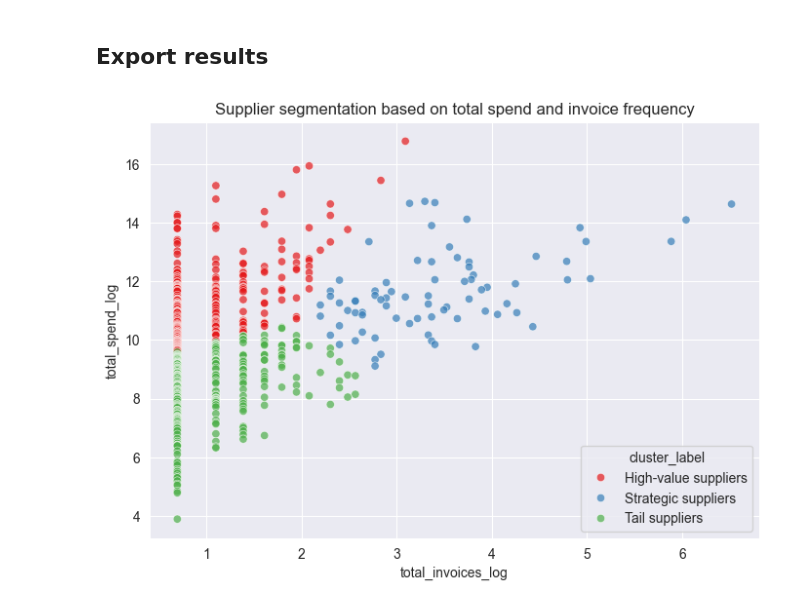
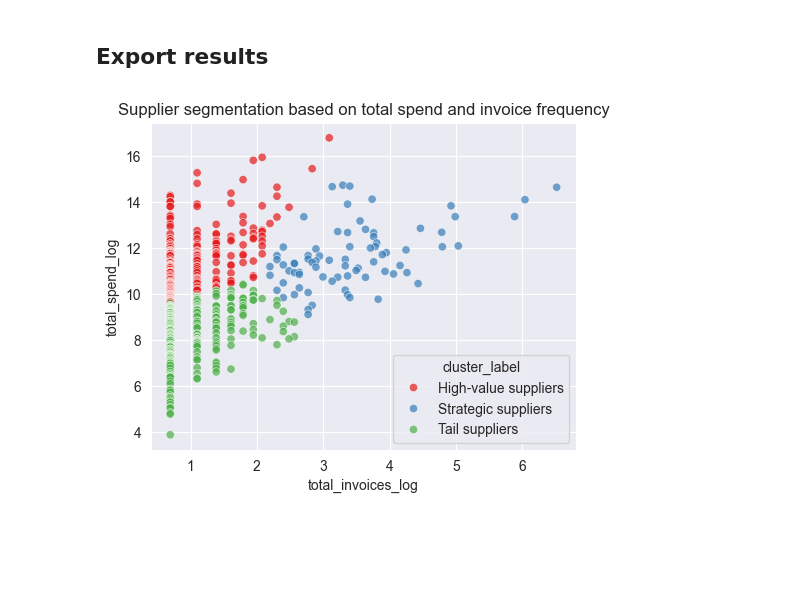
Before and after one commit to VreekenDatahoeve/SupplierSegmentation-Clustering, a Jupyter notebook: notebooks/03_supplier_segmentation.ipynb, the cells around one changed output. Saved outputs shown, nothing was run; the diff lists cells and outputs as text; code cells hidden in the pictures; blank space fills up the shorter version.

Commit message:
Update notebook with reducing size of saved scatterplot in outputs folder

```diff
--- a/notebooks/03_supplier_segmentation.ipynb
+++ b/notebooks/03_supplier_segmentation.ipynb
@@ -101,22 +106,22 @@ agg_df.to_csv(processed_dir / output_file)
 # %%
 # Visualize supplier clusters
 
-plt.figure(figsize=(7,5))
+plt.figure(figsize=(5,4))
 
 sns.scatterplot(
     data=agg_df,
     x="total_invoices_log",
     y="total_spend_log",
     hue="cluster_label",
     palette="Set1",
     alpha=0.7
 )
 plt.tight_layout()
 plt.title("Supplier segmentation based on total spend and invoice frequency")
 
 # Save scatterplot
 plt.savefig(project_root / "outputs" / "supplier_clusters.png", dpi=300)
 
 plt.show()
 # %% [output]
-[figure, old version]
+[figure, new version]
```
Also changed, not shown: parts of 1 cell of this notebook.
